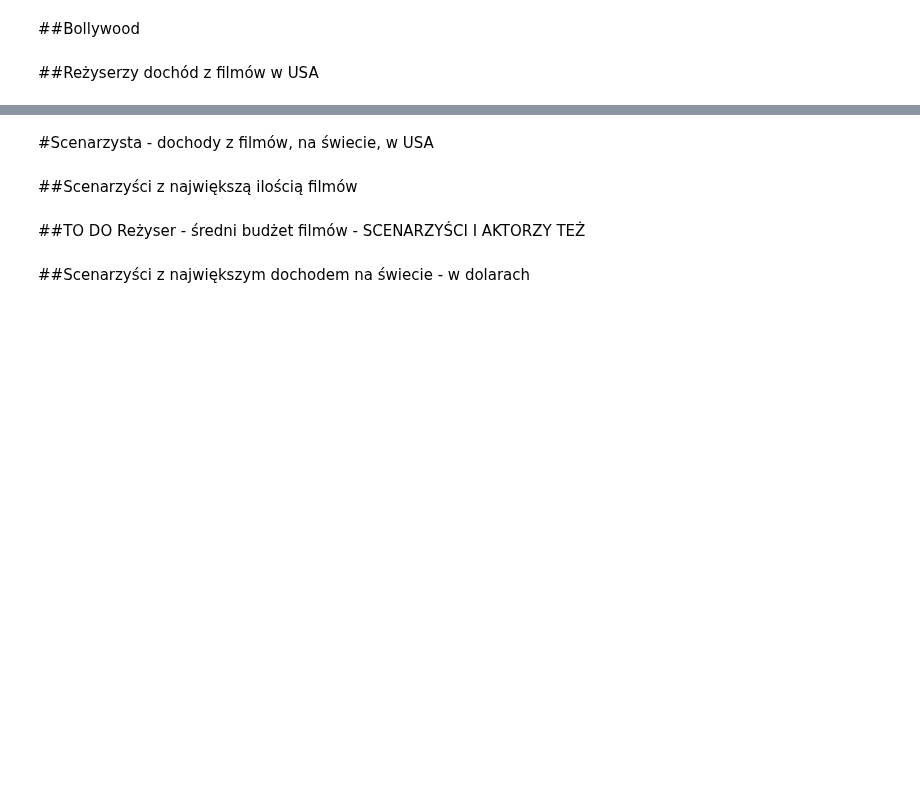
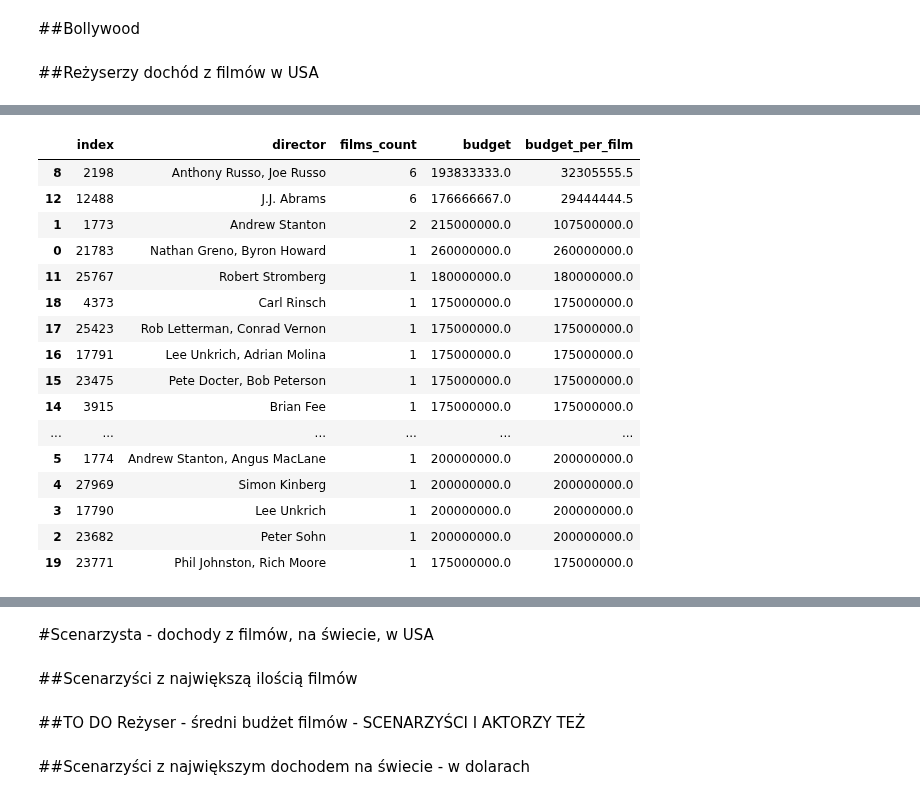
Before and after one commit to KatBotkowska/CodersCrew, a Jupyter notebook: Netflix_data.ipynb, the cells around one changed output, grey strips where cells are left out. Cells and saved outputs as stored; diff of their text form; code cells hidden in the pictures; blank space fills up the shorter version.

```diff
--- a/Netflix_data.ipynb
+++ b/Netflix_data.ipynb
@@ -561,0 +626,24 @@ imdb_movies_USD.groupby('director').agg({'imdb_title_id':'count','usa_gross_inco
+# %%
+#Reżyserzy - średni budżet w dolarach na film
+df = imdb_movies_USD.groupby('director').agg({'imdb_title_id':'count','budget':'mean'}).reset_index().rename(columns={'imdb_title_id':'films_count'}).sort_values(by='budget', ascending=False).head(20)
+df['budget'] = df['budget'].round(0)
+df['budget_per_film'] = df['budget']/df['films_count']
+df.reset_index().sort_values(by='films_count', ascending=False).head(20)
+# %% [output]
+|  | index | director | films_count | budget | budget_per_film |
+| 8 | 2198 | Anthony Russo, Joe Russo | 6 | 193833333.0 | 32305555.5 |
+| 12 | 12488 | J.J. Abrams | 6 | 176666667.0 | 29444444.5 |
+| 1 | 1773 | Andrew Stanton | 2 | 215000000.0 | 107500000.0 |
+| 0 | 21783 | Nathan Greno, Byron Howard | 1 | 260000000.0 | 260000000.0 |
+| 11 | 25767 | Robert Stromberg | 1 | 180000000.0 | 180000000.0 |
+| 18 | 4373 | Carl Rinsch | 1 | 175000000.0 | 175000000.0 |
+| 17 | 25423 | Rob Letterman, Conrad Vernon | 1 | 175000000.0 | 175000000.0 |
+| 16 | 17791 | Lee Unkrich, Adrian Molina | 1 | 175000000.0 | 175000000.0 |
+| 15 | 23475 | Pete Docter, Bob Peterson | 1 | 175000000.0 | 175000000.0 |
+| 14 | 3915 | Brian Fee | 1 | 175000000.0 | 175000000.0 |
+| ... | ... | ... | ... | ... | ... |
+| 5 | 1774 | Andrew Stanton, Angus MacLane | 1 | 200000000.0 | 200000000.0 |
+| 4 | 27969 | Simon Kinberg | 1 | 200000000.0 | 200000000.0 |
+| 3 | 17790 | Lee Unkrich | 1 | 200000000.0 | 200000000.0 |
+| 2 | 23682 | Peter Sohn | 1 | 200000000.0 | 200000000.0 |
+| 19 | 23771 | Phil Johnston, Rich Moore | 1 | 175000000.0 | 175000000.0 |
```
Also changed, not shown: parts of 20 cells of this notebook.
